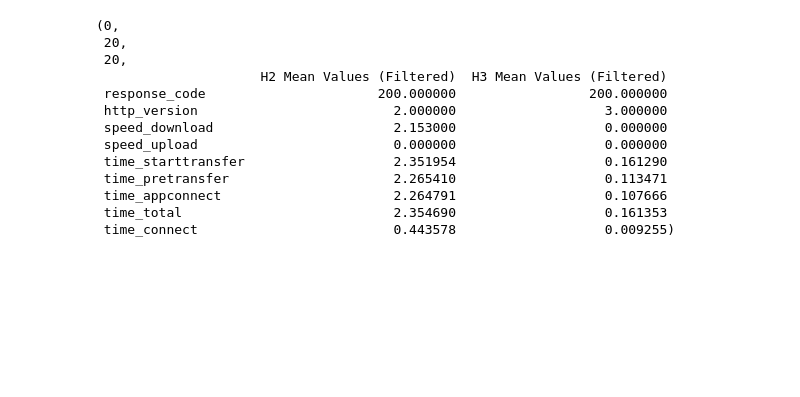
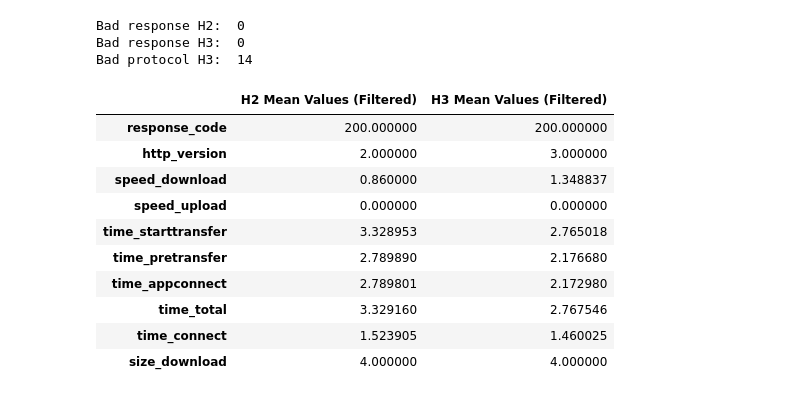
Before and after one commit to rafalsz98/http3-demo, a Jupyter notebook: analysis/inferno/inferno.ipynb, the cells around one changed output. Cells and saved outputs as stored; diff of their text form; code cells hidden in the pictures; blank space fills up the shorter version.

```diff
--- a/analysis/inferno/inferno.ipynb
+++ b/analysis/inferno/inferno.ipynb
@@ -1,44 +1,48 @@
 # %%
 import pandas as pd
 
-
-file_path_h2="h2.csv"
-file_path_h3="h3.csv"
+tc = True
+file_path_h2=f"h2{'tc' if tc else ''}.csv"
+file_path_h3=f"h3{'tc' if tc else ''}.csv"
 
 # Correctly loading the CSV files using ';' as the separator
 data_h2 = pd.read_csv(file_path_h2, sep=';')
 data_h3 = pd.read_csv(file_path_h3, sep=';')
 
 # Counting the number of response codes different than 200 in both datasets
 count_non_200_h2 = data_h2[data_h2['response_code'] != 200].shape[0]
 count_non_200_h3 = data_h3[data_h3['response_code'] != 200].shape[0]
 
 # Counting how many times the protocol was different than 3 in h3.csv
 count_protocol_not_3_h3 = data_h3[data_h3['http_version'] != 3].shape[0]
 
 # Excluding records with response code different than 200 and protocol not 3 in h3 from mean calculation
 filtered_data_h2 = data_h2[data_h2['response_code'] == 200]
 filtered_data_h3 = data_h3[(data_h3['response_code'] == 200) & (data_h3['http_version'] == 3)]
 
 # Calculating new mean values
 new_mean_values_h2 = filtered_data_h2.mean()
 new_mean_values_h3 = filtered_data_h3.mean()
 
 # Preparing data for comparison
 comparison_new_mean_values = pd.DataFrame({'H2 Mean Values (Filtered)': new_mean_values_h2, 'H3 Mean Values (Filtered)': new_mean_values_h3})
 
-count_non_200_h2, count_non_200_h3, count_protocol_not_3_h3, comparison_new_mean_values
+print("Bad response H2: ", count_non_200_h2);
+print("Bad response H3: ", count_non_200_h3);
+print("Bad protocol H3: ", count_protocol_not_3_h3);
+comparison_new_mean_values
 # %% [output]
-(0,
- 20,
- 20,
-                     H2 Mean Values (Filtered)  H3 Mean Values (Filtered)
- response_code                      200.000000                 200.000000
- http_version                         2.000000                   3.000000
- speed_download                       2.153000                   0.000000
- speed_upload                         0.000000                   0.000000
- time_starttransfer                   2.351954                   0.161290
- time_pretransfer                     2.265410                   0.113471
- time_appconnect                      2.264791                   0.107666
- time_total                           2.354690                   0.161353
- time_connect                         0.443578                   0.009255)
+Bad response H2:  0
+Bad response H3:  0
+Bad protocol H3:  14
+|  | H2 Mean Values (Filtered) | H3 Mean Values (Filtered) |
+| response_code | 200.000000 | 200.000000 |
+| http_version | 2.000000 | 3.000000 |
+| speed_download | 0.860000 | 1.348837 |
+| speed_upload | 0.000000 | 0.000000 |
+| time_starttransfer | 3.328953 | 2.765018 |
+| time_pretransfer | 2.789890 | 2.176680 |
+| time_appconnect | 2.789801 | 2.172980 |
+| time_total | 3.329160 | 2.767546 |
+| time_connect | 1.523905 | 1.460025 |
+| size_download | 4.000000 | 4.000000 |
```
Also changed, not shown: parts of 6 cells of this notebook, 3 other files.
